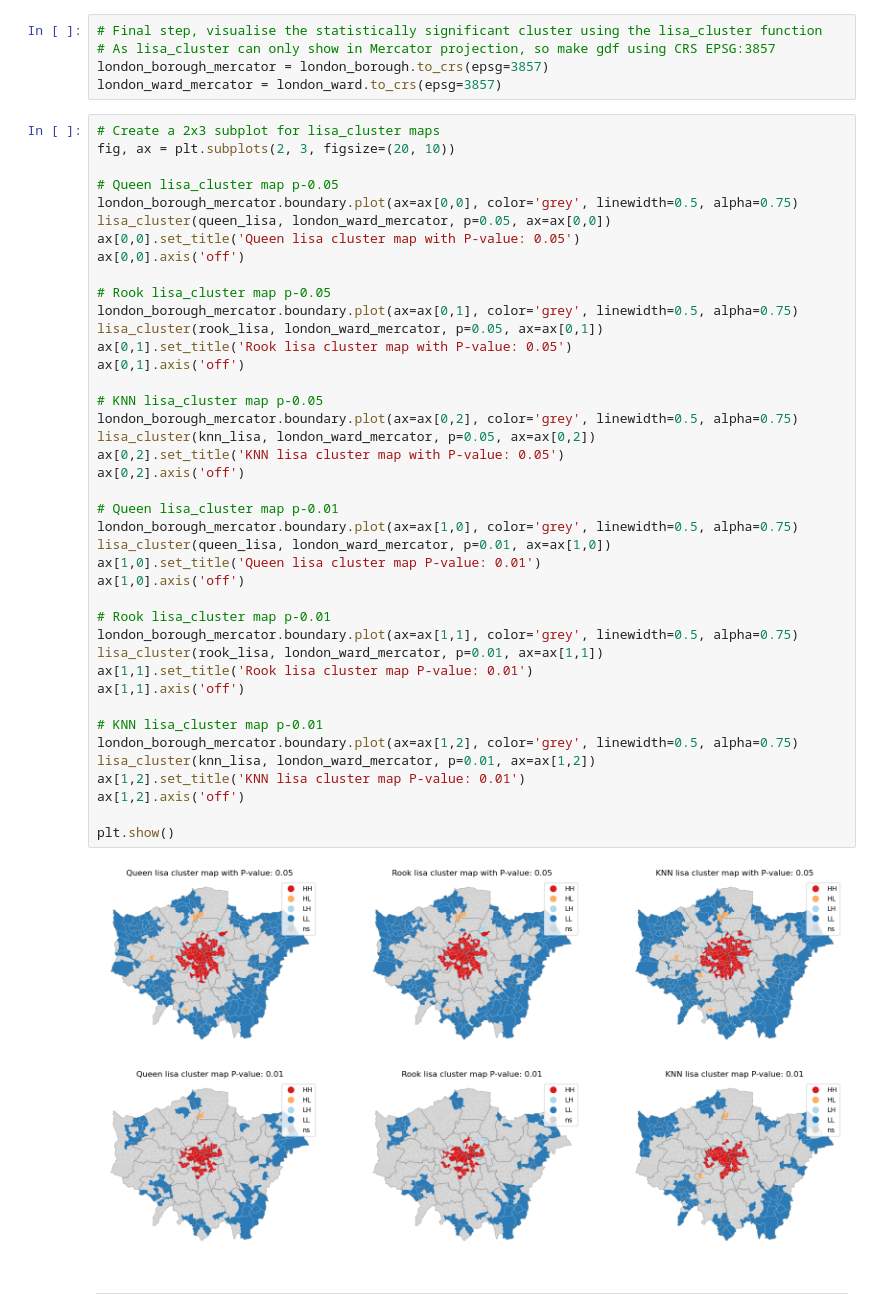
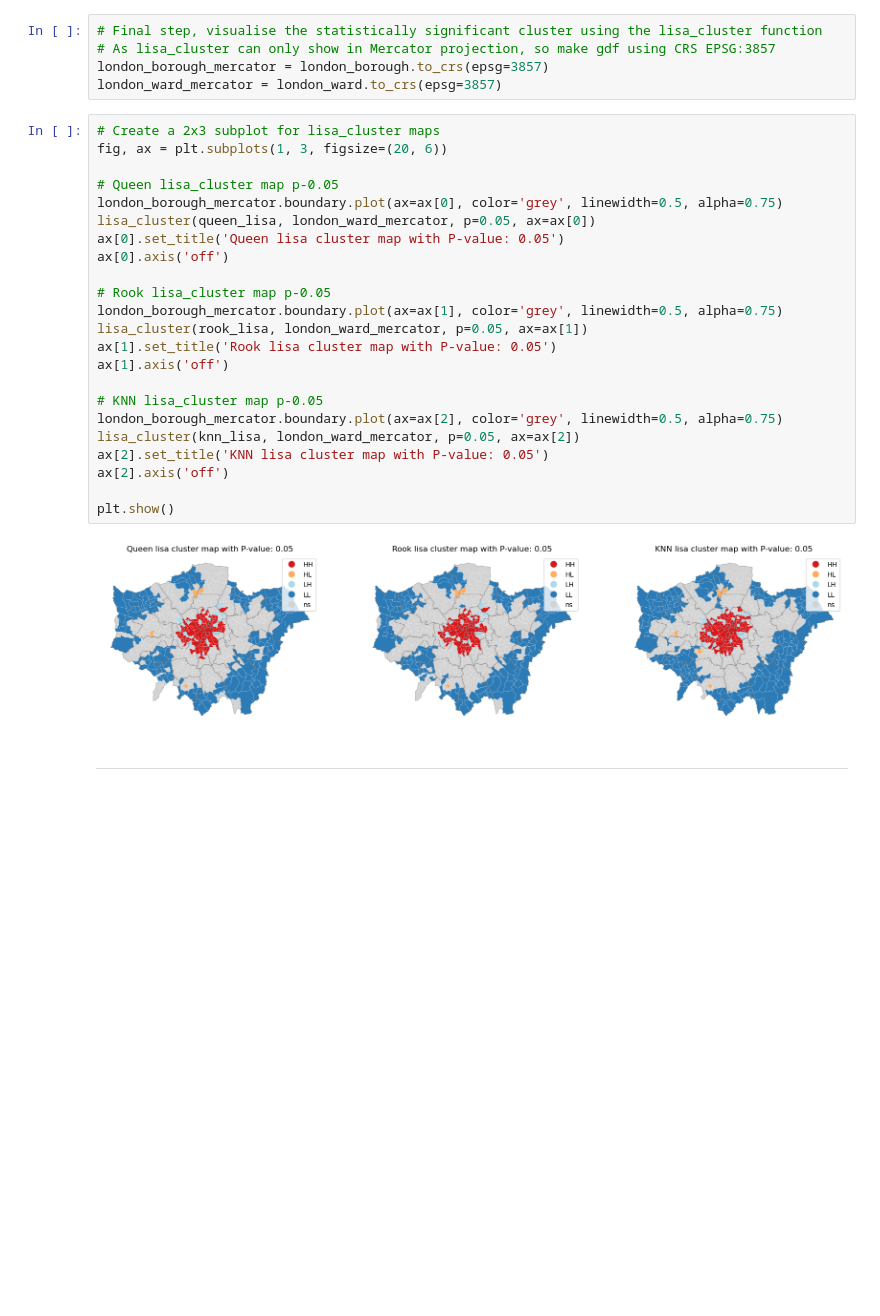
Before and after one commit to fajrunwm/escooter, a Jupyter notebook: london_escooter_accident.ipynb, the cells around one changed output. Drawn from its saved outputs; the diff is of its cells as text; blank space fills up the shorter version.

```diff
--- a/london_escooter_accident.ipynb
+++ b/london_escooter_accident.ipynb
@@ -1163,47 +1163,29 @@ london_borough_mercator = london_borough.to_crs(epsg=3857)
 london_ward_mercator = london_ward.to_crs(epsg=3857)
 # %%
 # Create a 2x3 subplot for lisa_cluster maps
-fig, ax = plt.subplots(2, 3, figsize=(20, 10))
+fig, ax = plt.subplots(1, 3, figsize=(20, 6))
 
 # Queen lisa_cluster map p-0.05
-london_borough_mercator.boundary.plot(ax=ax[0,0], color='grey', linewidth=0.5, alpha=0.75)
-lisa_cluster(queen_lisa, london_ward_mercator, p=0.05, ax=ax[0,0])
-ax[0,0].set_title('Queen lisa cluster map with P-value: 0.05')
-ax[0,0].axis('off')
+london_borough_mercator.boundary.plot(ax=ax[0], color='grey', linewidth=0.5, alpha=0.75)
+lisa_cluster(queen_lisa, london_ward_mercator, p=0.05, ax=ax[0])
+ax[0].set_title('Queen lisa cluster map with P-value: 0.05')
+ax[0].axis('off')
 
 # Rook lisa_cluster map p-0.05
-london_borough_mercator.boundary.plot(ax=ax[0,1], color='grey', linewidth=0.5, alpha=0.75)
-lisa_cluster(rook_lisa, london_ward_mercator, p=0.05, ax=ax[0,1])
-ax[0,1].set_title('Rook lisa cluster map with P-value: 0.05')
-ax[0,1].axis('off')
+london_borough_mercator.boundary.plot(ax=ax[1], color='grey', linewidth=0.5, alpha=0.75)
+lisa_cluster(rook_lisa, london_ward_mercator, p=0.05, ax=ax[1])
+ax[1].set_title('Rook lisa cluster map with P-value: 0.05')
+ax[1].axis('off')
 
 # KNN lisa_cluster map p-0.05
-london_borough_mercator.boundary.plot(ax=ax[0,2], color='grey', linewidth=0.5, alpha=0.75)
-lisa_cluster(knn_lisa, london_ward_mercator, p=0.05, ax=ax[0,2])
-ax[0,2].set_title('KNN lisa cluster map with P-value: 0.05')
-ax[0,2].axis('off')
-
-# Queen lisa_cluster map p-0.01
-london_borough_mercator.boundary.plot(ax=ax[1,0], color='grey', linewidth=0.5, alpha=0.75)
-lisa_cluster(queen_lisa, london_ward_mercator, p=0.01, ax=ax[1,0])
-ax[1,0].set_title('Queen lisa cluster map P-value: 0.01')
-ax[1,0].axis('off')
-
-# Rook lisa_cluster map p-0.01
-london_borough_mercator.boundary.plot(ax=ax[1,1], color='grey', linewidth=0.5, alpha=0.75)
-lisa_cluster(rook_lisa, london_ward_mercator, p=0.01, ax=ax[1,1])
-ax[1,1].set_title('Rook lisa cluster map P-value: 0.01')
-ax[1,1].axis('off')
-
-# KNN lisa_cluster map p-0.01
-london_borough_mercator.boundary.plot(ax=ax[1,2], color='grey', linewidth=0.5, alpha=0.75)
-lisa_cluster(knn_lisa, london_ward_mercator, p=0.01, ax=ax[1,2])
-ax[1,2].set_title('KNN lisa cluster map P-value: 0.01')
-ax[1,2].axis('off')
+london_borough_mercator.boundary.plot(ax=ax[2], color='grey', linewidth=0.5, alpha=0.75)
+lisa_cluster(knn_lisa, london_ward_mercator, p=0.05, ax=ax[2])
+ax[2].set_title('KNN lisa cluster map with P-value: 0.05')
+ax[2].axis('off')
 
 plt.show()
 # %% [output]
-[figure, old version]
+[figure, new version]
 # %% [markdown]
 ***
 # %% [markdown]
```
